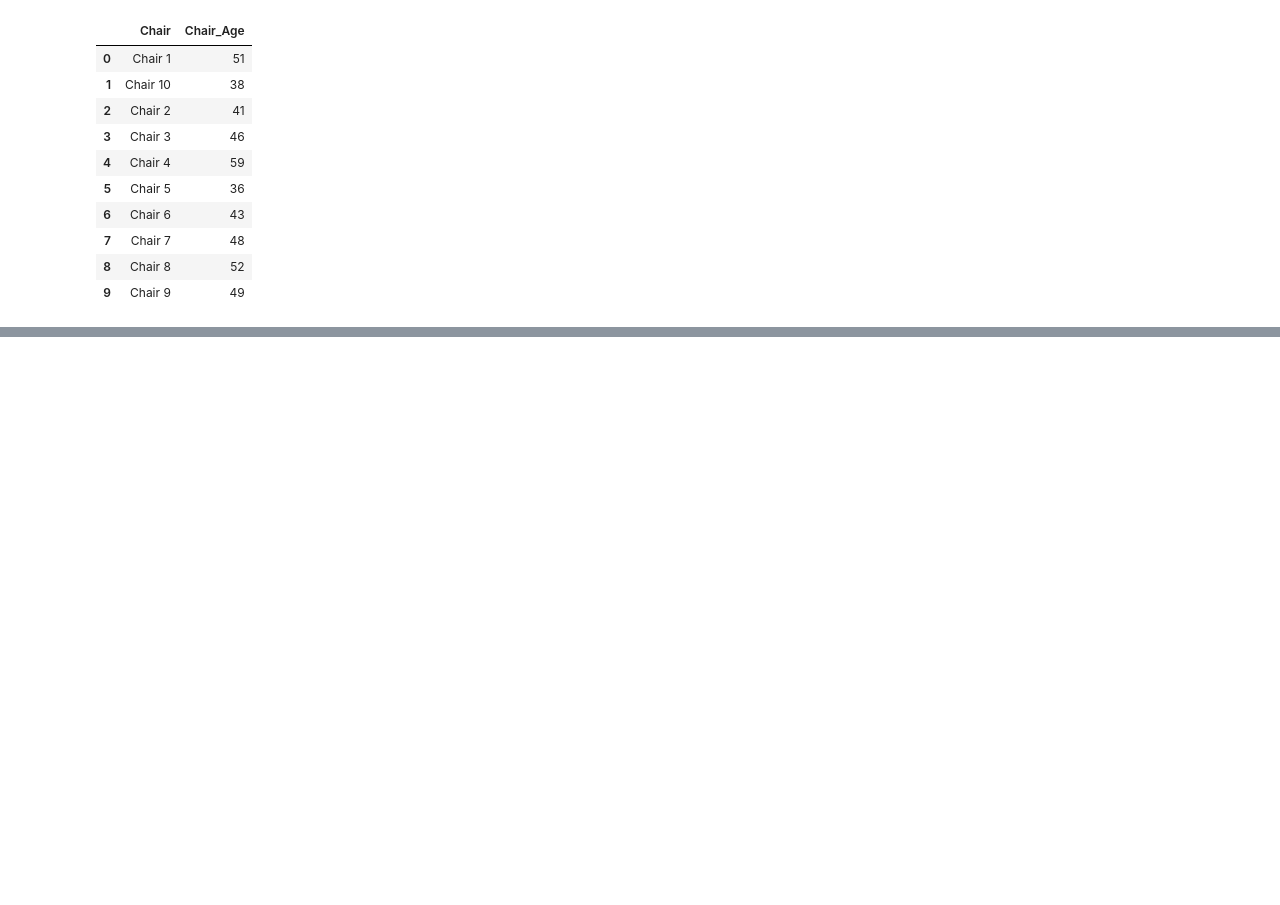
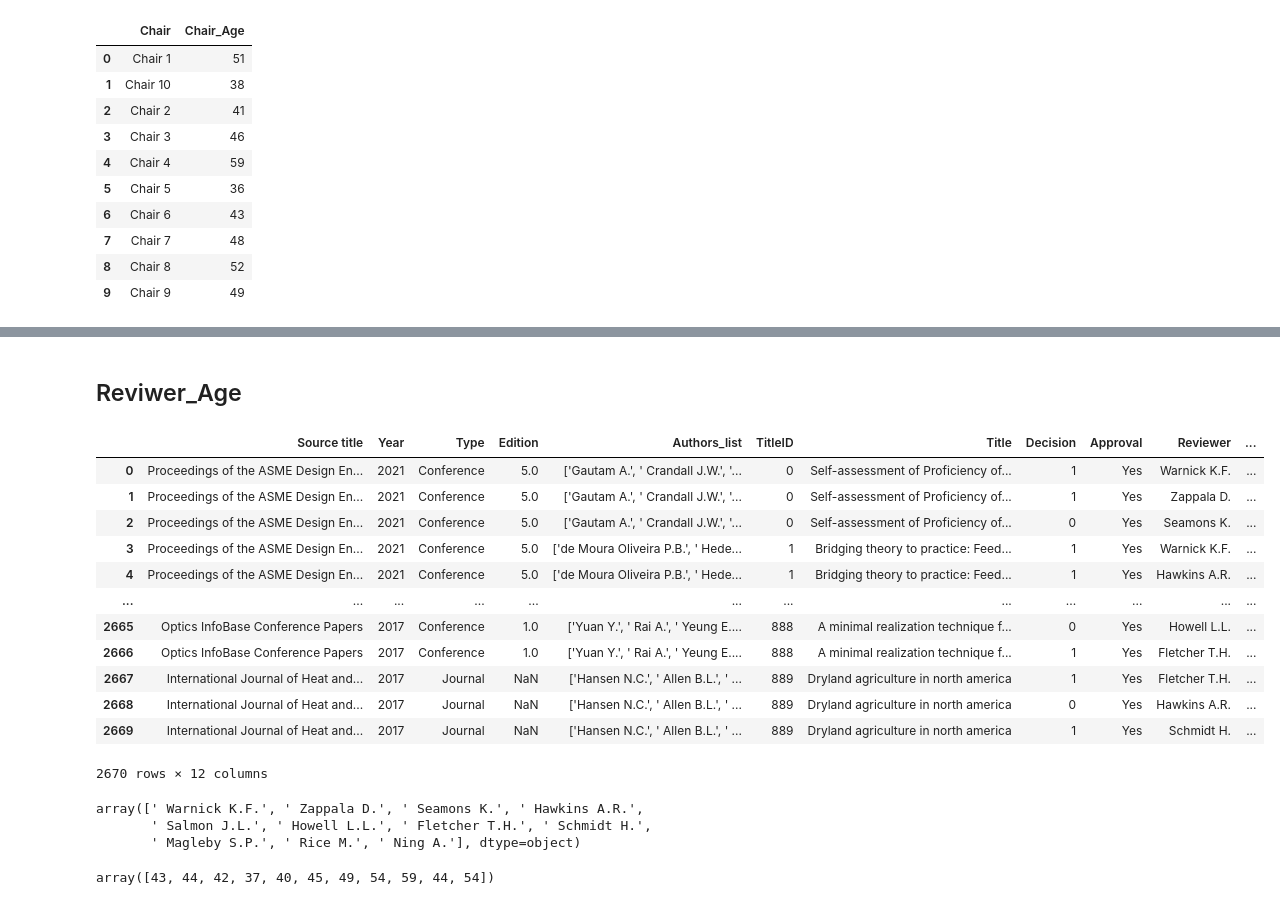
Before and after one commit to SYusupov/SDM_Lab3_GraphDB, a Jupyter notebook: data/Generate_Additional_Attributes.ipynb, the cells around one changed output, grey strips where cells are left out. Cells and saved outputs as stored; diff of their text form; code cells hidden in the pictures; blank space fills up the shorter version.

Commit message:
Update Reviewer Age

```diff
--- a/data/Generate_Additional_Attributes.ipynb
+++ b/data/Generate_Additional_Attributes.ipynb
@@ -219,0 +235,31 @@ Chair_Age.to_csv("./Processed_data/Chair_Age.csv",index=False,encoding="utf_8_si
+# %% [markdown]
+## Reviwer_Age
+# %%
+review = pd.read_csv("./Processed_data/review_New.csv")
+review
+# %% [output]
+|  | Source title | Year | Type | Edition | Authors_list | TitleID | Title | Decision | Approval | Reviewer | ... |
+| 0 | Proceedings of the ASME Design En... | 2021 | Conference | 5.0 | ['Gautam A.', ' Crandall J.W.', '... | 0 | Self-assessment of Proficiency of... | 1 | Yes | Warnick K.F. | ... |
+| 1 | Proceedings of the ASME Design En... | 2021 | Conference | 5.0 | ['Gautam A.', ' Crandall J.W.', '... | 0 | Self-assessment of Proficiency of... | 1 | Yes | Zappala D. | ... |
+| 2 | Proceedings of the ASME Design En... | 2021 | Conference | 5.0 | ['Gautam A.', ' Crandall J.W.', '... | 0 | Self-assessment of Proficiency of... | 0 | Yes | Seamons K. | ... |
+| 3 | Proceedings of the ASME Design En... | 2021 | Conference | 5.0 | ['de Moura Oliveira P.B.', ' Hede... | 1 | Bridging theory to practice: Feed... | 1 | Yes | Warnick K.F. | ... |
+| 4 | Proceedings of the ASME Design En... | 2021 | Conference | 5.0 | ['de Moura Oliveira P.B.', ' Hede... | 1 | Bridging theory to practice: Feed... | 1 | Yes | Hawkins A.R. | ... |
+| ... | ... | ... | ... | ... | ... | ... | ... | ... | ... | ... | ... |
+| 2665 | Optics InfoBase Conference Papers | 2017 | Conference | 1.0 | ['Yuan Y.', ' Rai A.', ' Yeung E.... | 888 | A minimal realization technique f... | 0 | Yes | Howell L.L. | ... |
+| 2666 | Optics InfoBase Conference Papers | 2017 | Conference | 1.0 | ['Yuan Y.', ' Rai A.', ' Yeung E.... | 888 | A minimal realization technique f... | 1 | Yes | Fletcher T.H. | ... |
+| 2667 | International Journal of Heat and... | 2017 | Journal | NaN | ['Hansen N.C.', ' Allen B.L.', ' ... | 889 | Dryland agriculture in north america | 1 | Yes | Fletcher T.H. | ... |
+| 2668 | International Journal of Heat and... | 2017 | Journal | NaN | ['Hansen N.C.', ' Allen B.L.', ' ... | 889 | Dryland agriculture in north america | 0 | Yes | Hawkins A.R. | ... |
+| 2669 | International Journal of Heat and... | 2017 | Journal | NaN | ['Hansen N.C.', ' Allen B.L.', ' ... | 889 | Dryland agriculture in north america | 1 | Yes | Schmidt H. | ... |
+2670 rows × 12 columns
+# %%
+R = review["Reviewer"].unique()
+R
+# %% [output]
+array([' Warnick K.F.', ' Zappala D.', ' Seamons K.', ' Hawkins A.R.',
+       ' Salmon J.L.', ' Howell L.L.', ' Fletcher T.H.', ' Schmidt H.',
+       ' Magleby S.P.', ' Rice M.', ' Ning A.'], dtype=object)
+# %%
+R_Age = np.random.randint(low = 36,high = 60,size = len(R))
+R_Age
+# %% [output]
+array([43, 44, 42, 37, 40, 45, 49, 54, 59, 44, 54])
```
Also changed, not shown: parts of 4 cells of this notebook, 1 other file.
